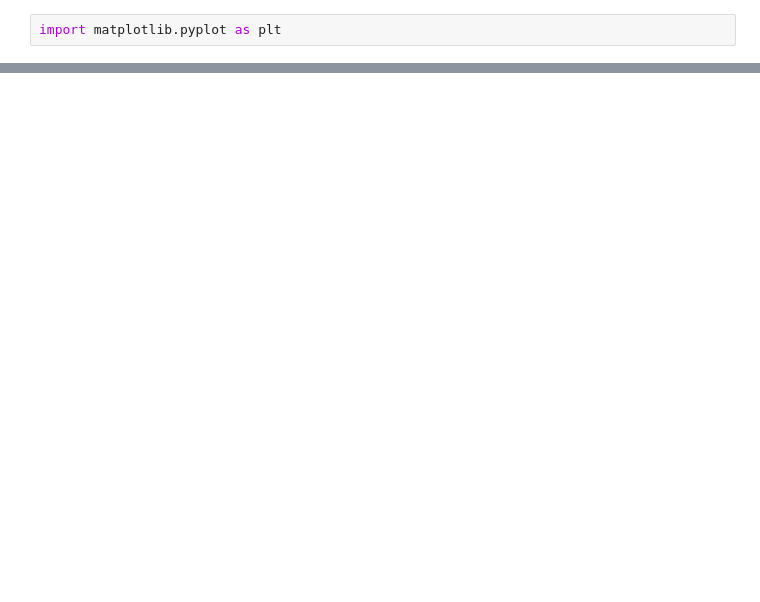
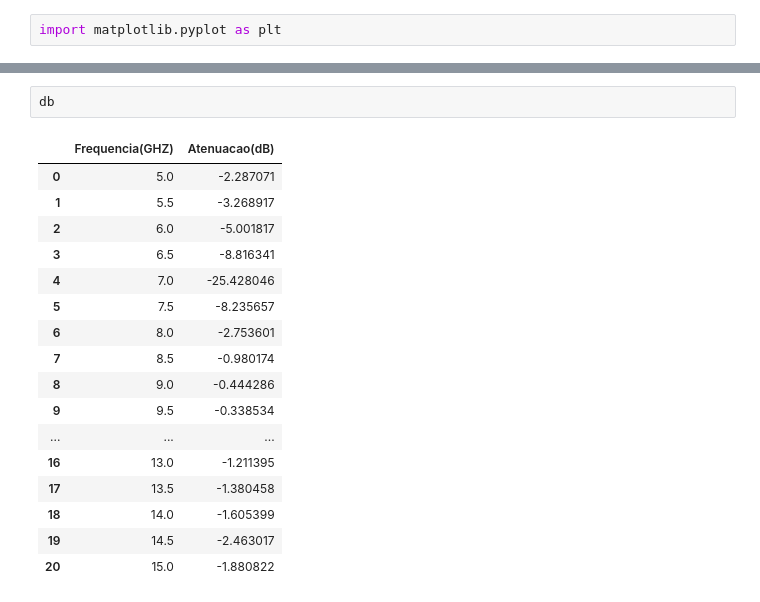
Before and after one commit to Lucas-Abrantes/TCC-FSS, a Jupyter notebook: Fss.ipynb, the cells around one changed output, grey strips where cells are left out. Drawn from its saved outputs; the diff is of its cells as text; blank space fills up the shorter version.

```diff
--- a/Fss.ipynb
+++ b/Fss.ipynb
@@ -75 +75,21 @@ resonant_frequency
+# %%
+db
+# %% [output]
+|  | Frequencia(GHZ) | Atenuacao(dB) |
+| 0 | 5.0 | -2.287071 |
+| 1 | 5.5 | -3.268917 |
+| 2 | 6.0 | -5.001817 |
+| 3 | 6.5 | -8.816341 |
+| 4 | 7.0 | -25.428046 |
+| 5 | 7.5 | -8.235657 |
+| 6 | 8.0 | -2.753601 |
+| 7 | 8.5 | -0.980174 |
+| 8 | 9.0 | -0.444286 |
+| 9 | 9.5 | -0.338534 |
+| ... | ... | ... |
+| 16 | 13.0 | -1.211395 |
+| 17 | 13.5 | -1.380458 |
+| 18 | 14.0 | -1.605399 |
+| 19 | 14.5 | -2.463017 |
+| 20 | 15.0 | -1.880822 |
 # %%
```
Also changed, not shown: parts of 6 cells of this notebook, 10 other files.
